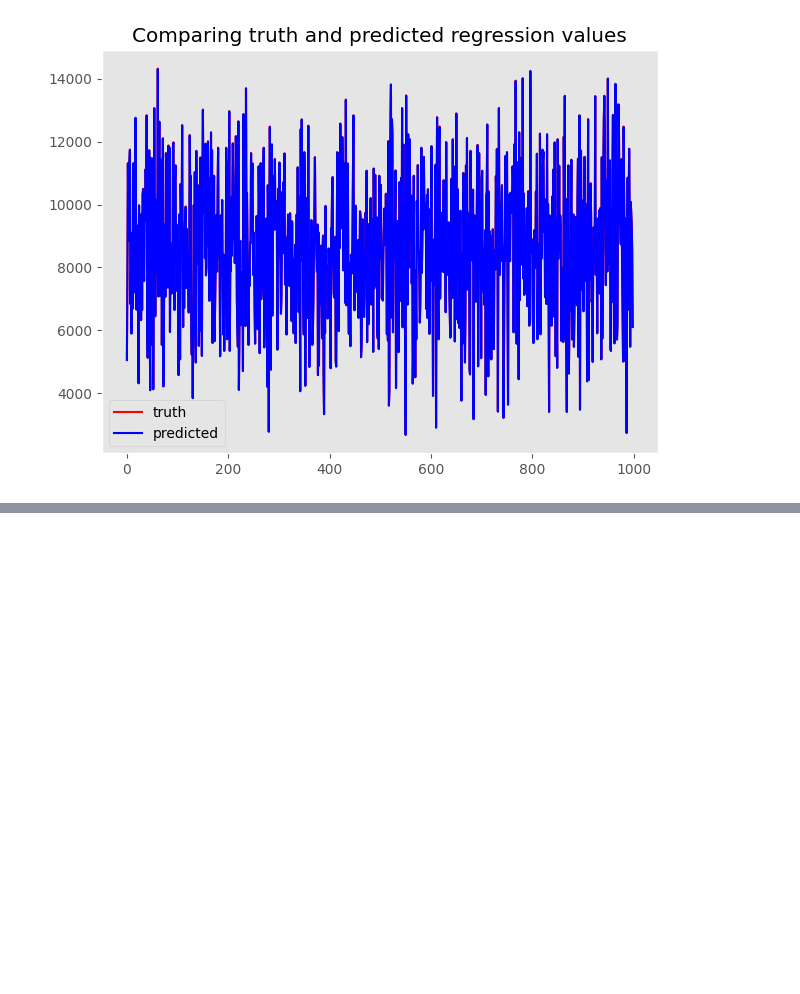
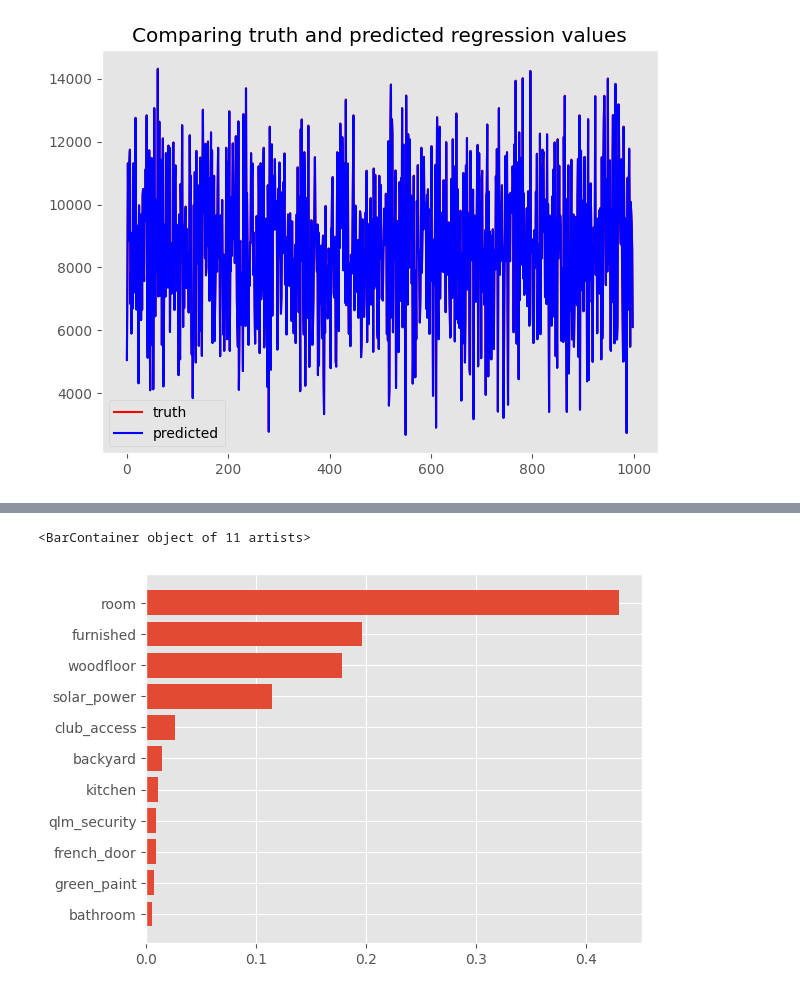
Before and after one commit to ogundipe/AkinwaleDataScience, a Jupyter notebook: AI_Assignment.ipynb, the cells around one changed output, grey strips where cells are left out. Cells and saved outputs as stored; diff of their text form; code cells hidden in the pictures; blank space fills up the shorter version.

```diff
--- a/AI_Assignment.ipynb
+++ b/AI_Assignment.ipynb
@@ -200,0 +230,7 @@ make_plot(test_data_Y, predicted)
+# %%
+rf_importances = rf_reg.feature_importances_
+rf_reg.feature_names_in_
+ranks_and_features = zip(rf_importances, rf_reg.feature_names_in_)
+ranks_and_features = sorted(ranks_and_features,reverse=True)
+for x, y in ranks_and_features:
+    print(x, y)
@@ -200,0 +263,3 @@ make_plot(test_data_Y, predicted)
+# %%
+keys = [k[1] for k in ranks_and_features ] [::-1]
+keys
@@ -200,0 +278,3 @@ make_plot(test_data_Y, predicted)
+# %%
+values = [k[0] for k in ranks_and_features ][::-1]
+values
@@ -200,0 +293,5 @@ make_plot(test_data_Y, predicted)
+# %%
+plt.barh(keys, values)
+# %% [output]
+<BarContainer object of 11 artists>
+[figure, added]
```
Also changed, not shown: parts of 7 cells of this notebook.
